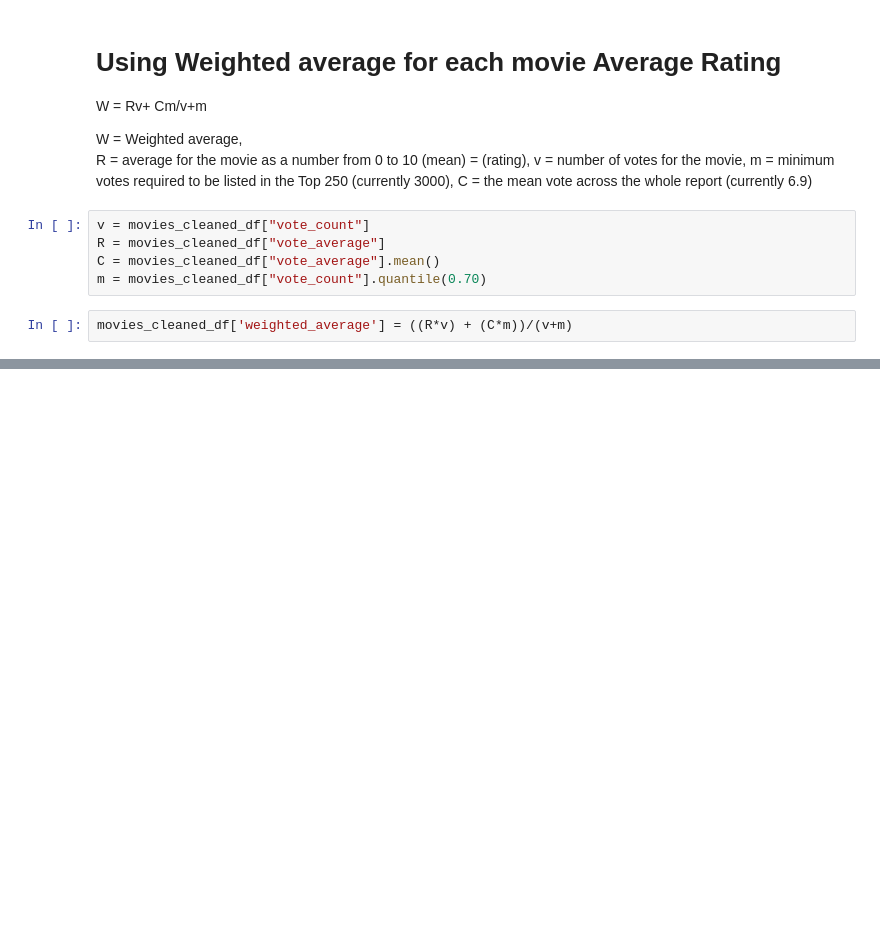
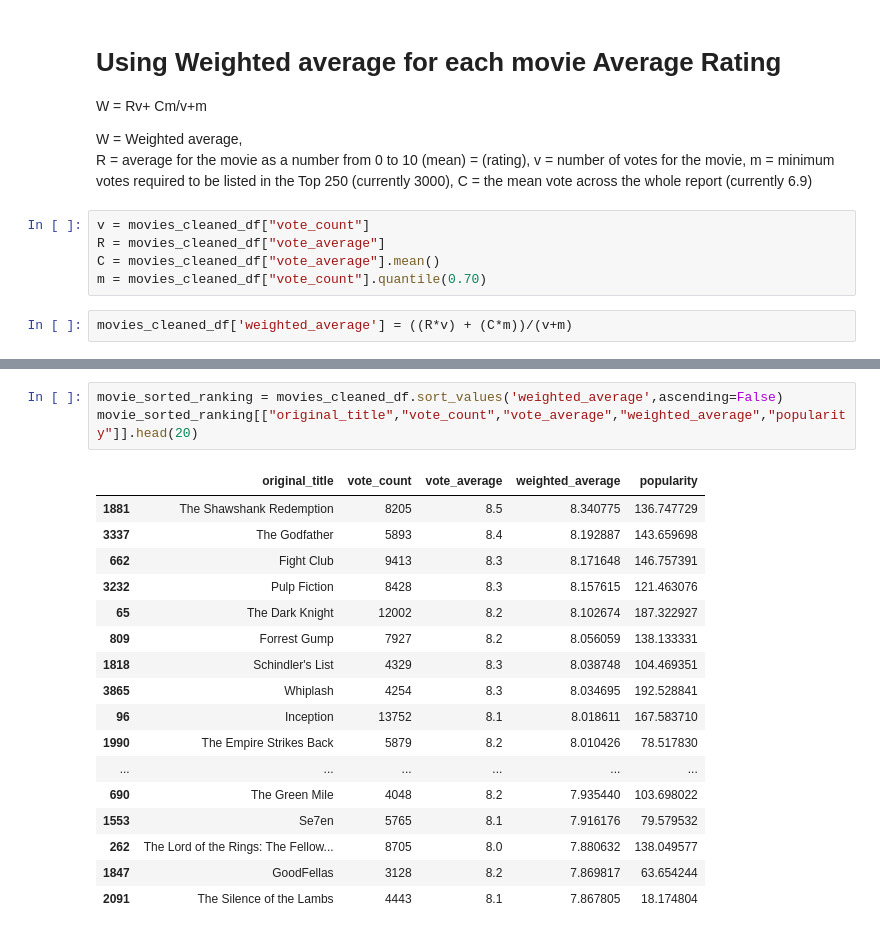
Before and after one commit to Tarun-joy/Recomendation-system-classification, a Jupyter notebook: Basic RDS/basicavg.ipynb, the cells around one changed output, grey strips where cells are left out. Drawn from its saved outputs; the diff is of its cells as text; blank space fills up the shorter version.

Commit message:
weighted average model

```diff
--- a/Basic RDS/basicavg.ipynb
+++ b/Basic RDS/basicavg.ipynb
@@ -97,3 +98,24 @@ movies_cleaned_df.head()
 | 2 | 245000000 | [{"id": 28, "name": "Action"}, {"... | 206647 | [{"id": 470, "name": "spy"}, {"id... | en | Spectre | A cryptic message from Bond’s pas... | 107.376788 | ... |
 | 3 | 250000000 | [{"id": 28, "name": "Action"}, {"... | 49026 | [{"id": 849, "name": "dc comics"}... | en | The Dark Knight Rises | Following the death of District A... | 112.312950 | ... |
 | 4 | 260000000 | [{"id": 28, "name": "Action"}, {"... | 49529 | [{"id": 818, "name": "based on no... | en | John Carter | John Carter is a war-weary, forme... | 43.926995 | ... |
+# %%
+movie_sorted_ranking = movies_cleaned_df.sort_values('weighted_average',ascending=False)
+movie_sorted_ranking[["original_title","vote_count","vote_average","weighted_average","popularity"]].head(20)
+# %% [output]
+|  | original_title | vote_count | vote_average | weighted_average | popularity |
+| 1881 | The Shawshank Redemption | 8205 | 8.5 | 8.340775 | 136.747729 |
+| 3337 | The Godfather | 5893 | 8.4 | 8.192887 | 143.659698 |
+| 662 | Fight Club | 9413 | 8.3 | 8.171648 | 146.757391 |
+| 3232 | Pulp Fiction | 8428 | 8.3 | 8.157615 | 121.463076 |
+| 65 | The Dark Knight | 12002 | 8.2 | 8.102674 | 187.322927 |
+| 809 | Forrest Gump | 7927 | 8.2 | 8.056059 | 138.133331 |
+| 1818 | Schindler's List | 4329 | 8.3 | 8.038748 | 104.469351 |
+| 3865 | Whiplash | 4254 | 8.3 | 8.034695 | 192.528841 |
+| 96 | Inception | 13752 | 8.1 | 8.018611 | 167.583710 |
+| 1990 | The Empire Strikes Back | 5879 | 8.2 | 8.010426 | 78.517830 |
+| ... | ... | ... | ... | ... | ... |
+| 690 | The Green Mile | 4048 | 8.2 | 7.935440 | 103.698022 |
+| 1553 | Se7en | 5765 | 8.1 | 7.916176 | 79.579532 |
+| 262 | The Lord of the Rings: The Fellow... | 8705 | 8.0 | 7.880632 | 138.049577 |
+| 1847 | GoodFellas | 3128 | 8.2 | 7.869817 | 63.654244 |
+| 2091 | The Silence of the Lambs | 4443 | 8.1 | 7.867805 | 18.174804 |
```
Also changed, not shown: parts of 2 cells of this notebook.
